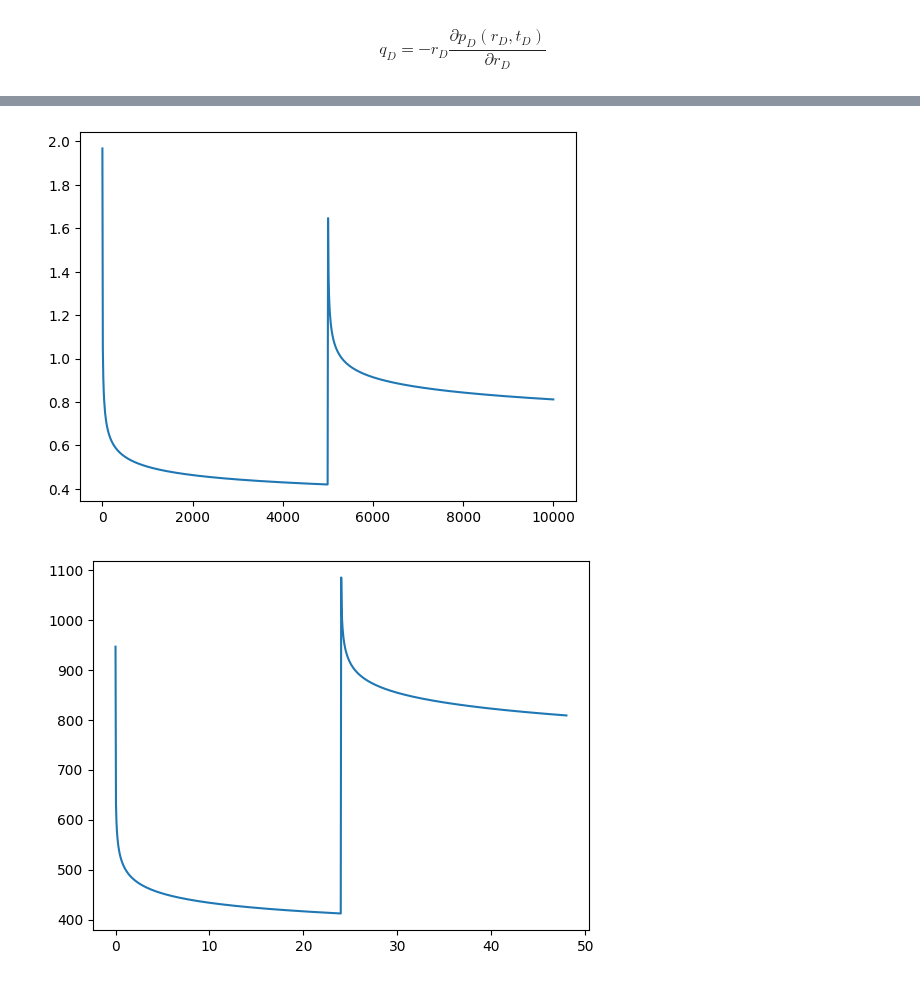
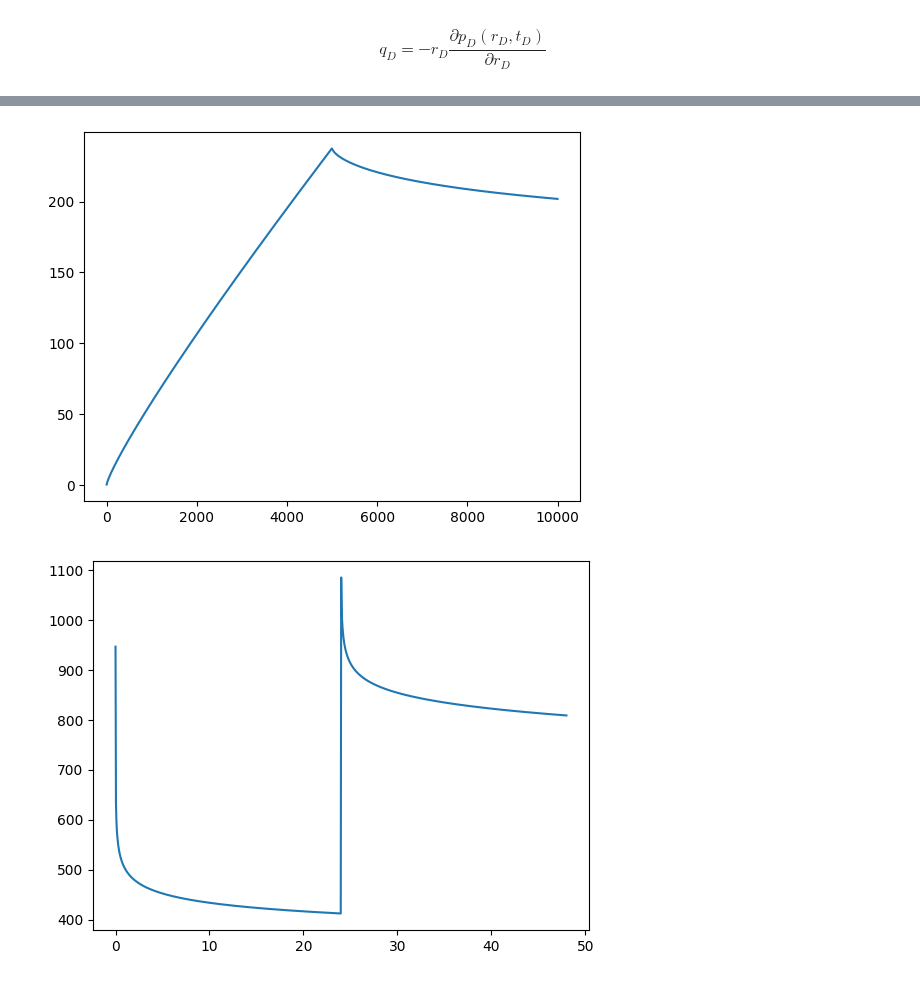
Before and after one commit to khabibullinra/welltest_examples, a Jupyter notebook: examples/04_04_Laplace_const_pressure_solution.ipynb, the cells around one changed output, grey strips where cells are left out. Drawn from its saved outputs; the diff is of its cells as text; code cells hidden in the pictures.

```diff
--- a/examples/04_04_Laplace_const_pressure_solution.ipynb
+++ b/examples/04_04_Laplace_const_pressure_solution.ipynb
@@ -142,7 +143,7 @@ def qd_lapl_finite_rw(u, rd=1., p_wd=1):
     """
 
     u05 = u**0.5
-    return p_wd * sc.kn(1,  u05) / (u05 *  sc.kn(0, u05))
+    return  p_wd * sc.kn(1,  u05) / (u*u05 *  sc.kn(0, u05))
 
 # функция расчета безразмерного давления с использованием алгоритма Стефеста
 # для численного обратного преобразования Лапласа
@@ -153,16 +154,16 @@ def qd_finite_rw_inv(td, r_d=1., p_wd = 1):
 # %%
 td_arr = np.linspace(1, 10000, 1000)
 td24 = 5000
-dpd = 2
+dpd = 0.2
 
 td_new = td_arr-td24
 td_new[td_new<0]=1
 td_new
 
-plt.plot(td_arr, qd_finite_rw_inv(td_arr, r_d=1, p_wd=dpd) + qd_finite_rw_inv(td_new, r_d=1, p_wd=dpd) * np.heaviside(td_new-1,0) )
+plt.plot(td_arr, qd_finite_rw_inv(td_arr, r_d=1, p_wd=dpd) + qd_finite_rw_inv(td_new, r_d=1, p_wd=-dpd) * np.heaviside(td_new-1,0) )
 plt.show()
 # %% [output]
-[figure, old version]
+[figure, new version]
 # %%
 # определим функции для перевода размерных переменных в безразмерные и обратно
 # пригодится потом для построения графиков и ведения расчетов
```
Also changed, not shown: parts of 8 cells of this notebook, 12 other files.
